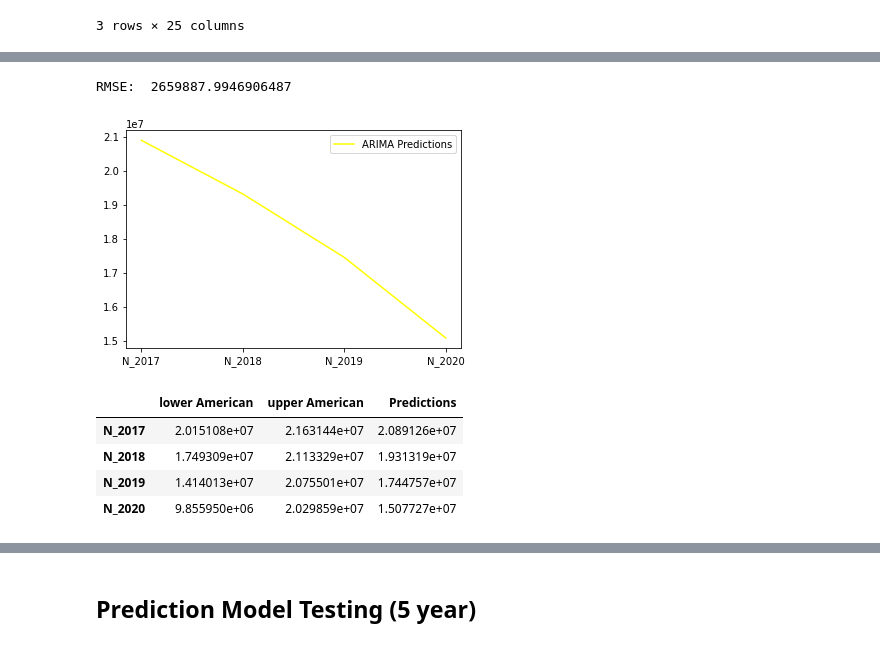
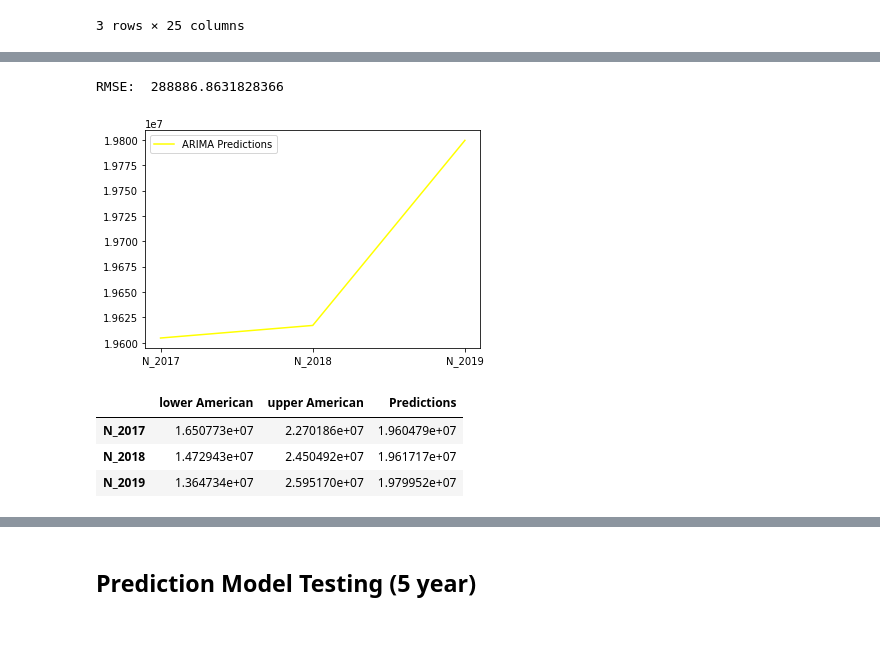
Before and after one commit to ljstaib/cs506-finalProject, a Jupyter notebook: Deliverable-5/Prediction.ipynb, the cells around one changed output, grey strips where cells are left out. Cells and saved outputs as stored; diff of their text form; code cells hidden in the pictures.

```diff
--- a/Deliverable-5/Prediction.ipynb
+++ b/Deliverable-5/Prediction.ipynb
@@ -545,25 +540,25 @@ RMSE:  1044220.9701485393
 # %%
-ARIMAmodel = ARIMA(train['American'].astype(float), order = (2, 2, 2))
+# Adjust ARIMA (Autoregressive Integrated Moving Average) model based on results
+ARIMAmodel = ARIMA(train['American'].astype(float), order = (6, 1, 3))
 ARIMAmodel = ARIMAmodel.fit()
 
 y_pred = ARIMAmodel.get_forecast(len(test.index))
 y_pred_df = y_pred.conf_int(alpha = 0.05)
 y_pred_df["Predictions"] = ARIMAmodel.predict(start = y_pred_df.index[0], end = y_pred_df.index[-1])
 y_pred_df.index = test.index
 y_pred_out = y_pred_df["Predictions"]
 plt.plot(y_pred_out, color='Yellow', label = 'ARIMA Predictions')
 plt.legend()
 
 arma_rmse = np.sqrt(mean_squared_error(test["American"].values, y_pred_df["Predictions"]))
 print("RMSE: ",arma_rmse)
 # %% [output]
-RMSE:  2659887.9946906487
+RMSE:  288886.8631828366
-[figure, old version]
+[figure, new version]
 # %%
 y_pred_df
 # %% [output]
 |  | lower American | upper American | Predictions |
-| N_2017 | 2.015108e+07 | 2.163144e+07 | 2.089126e+07 |
-| N_2018 | 1.749309e+07 | 2.113329e+07 | 1.931319e+07 |
-| N_2019 | 1.414013e+07 | 2.075501e+07 | 1.744757e+07 |
-| N_2020 | 9.855950e+06 | 2.029859e+07 | 1.507727e+07 |
+| N_2017 | 1.650773e+07 | 2.270186e+07 | 1.960479e+07 |
+| N_2018 | 1.472943e+07 | 2.450492e+07 | 1.961717e+07 |
+| N_2019 | 1.364734e+07 | 2.595170e+07 | 1.979952e+07 |
```
Also changed, not shown: parts of 16 cells of this notebook.
